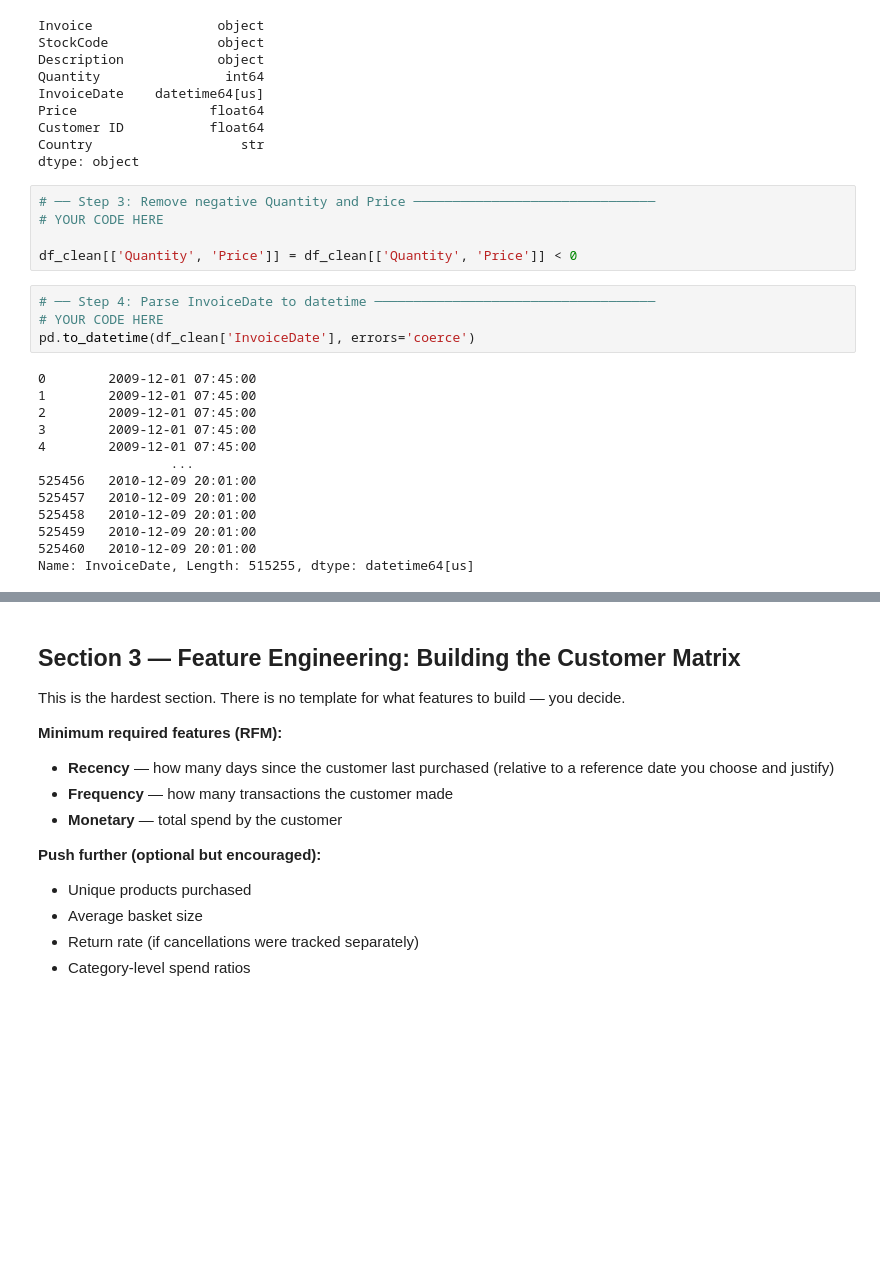
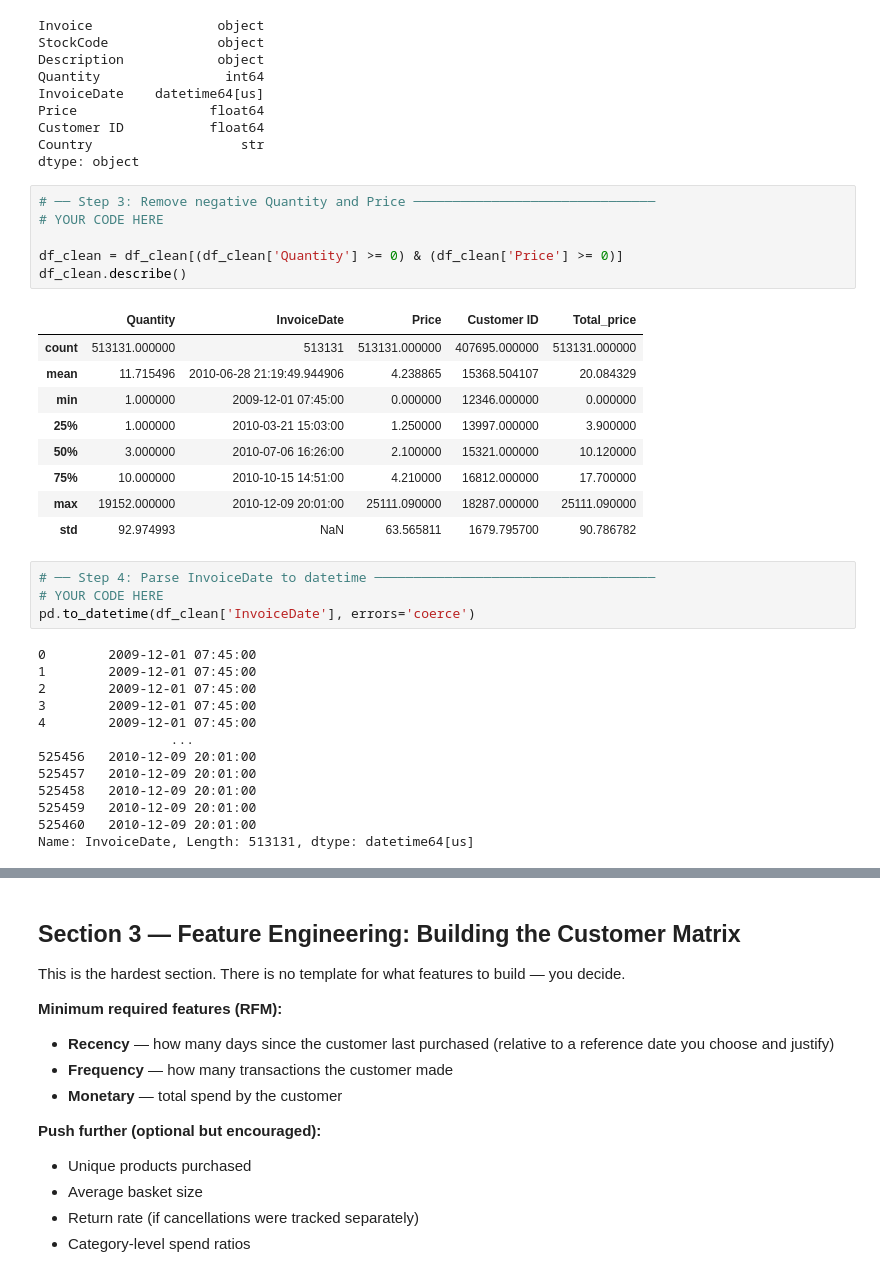
Before and after one commit to CodexAarogya/Fusemachines-Assignments, a Jupyter notebook: week-7/Assignment/Week_7_Clustering_Assignment.ipynb, the cells around one changed output, grey strips where cells are left out. Cells and saved outputs as stored; diff of their text form; blank space fills up the shorter version.

```diff
--- a/week-7/Assignment/Week_7_Clustering_Assignment.ipynb
+++ b/week-7/Assignment/Week_7_Clustering_Assignment.ipynb
@@ -198,8 +204,19 @@ dtype: object
 # %%
 # ── Step 3: Remove negative Quantity and Price ───────────────────────────────
 # YOUR CODE HERE
 
-df_clean[['Quantity', 'Price']] = df_clean[['Quantity', 'Price']] < 0
+df_clean = df_clean[(df_clean['Quantity'] >= 0) & (df_clean['Price'] >= 0)]
+df_clean.describe()
+# %% [output]
+|  | Quantity | InvoiceDate | Price | Customer ID | Total_price |
+| count | 513131.000000 | 513131 | 513131.000000 | 407695.000000 | 513131.000000 |
+| mean | 11.715496 | 2010-06-28 21:19:49.944906 | 4.238865 | 15368.504107 | 20.084329 |
+| min | 1.000000 | 2009-12-01 07:45:00 | 0.000000 | 12346.000000 | 0.000000 |
+| 25% | 1.000000 | 2010-03-21 15:03:00 | 1.250000 | 13997.000000 | 3.900000 |
+| 50% | 3.000000 | 2010-07-06 16:26:00 | 2.100000 | 15321.000000 | 10.120000 |
+| 75% | 10.000000 | 2010-10-15 14:51:00 | 4.210000 | 16812.000000 | 17.700000 |
+| max | 19152.000000 | 2010-12-09 20:01:00 | 25111.090000 | 18287.000000 | 25111.090000 |
+| std | 92.974993 | NaN | 63.565811 | 1679.795700 | 90.786782 |
 # %%
 # ── Step 4: Parse InvoiceDate to datetime ────────────────────────────────────
 # YOUR CODE HERE
@@ -216,5 +233,5 @@ pd.to_datetime(df_clean['InvoiceDate'], errors='coerce')
 525458   2010-12-09 20:01:00
 525459   2010-12-09 20:01:00
 525460   2010-12-09 20:01:00
-Name: InvoiceDate, Length: 515255, dtype: datetime64[us]
+Name: InvoiceDate, Length: 513131, dtype: datetime64[us]
 # %%
```
Also changed, not shown: parts of 25 cells of this notebook.
